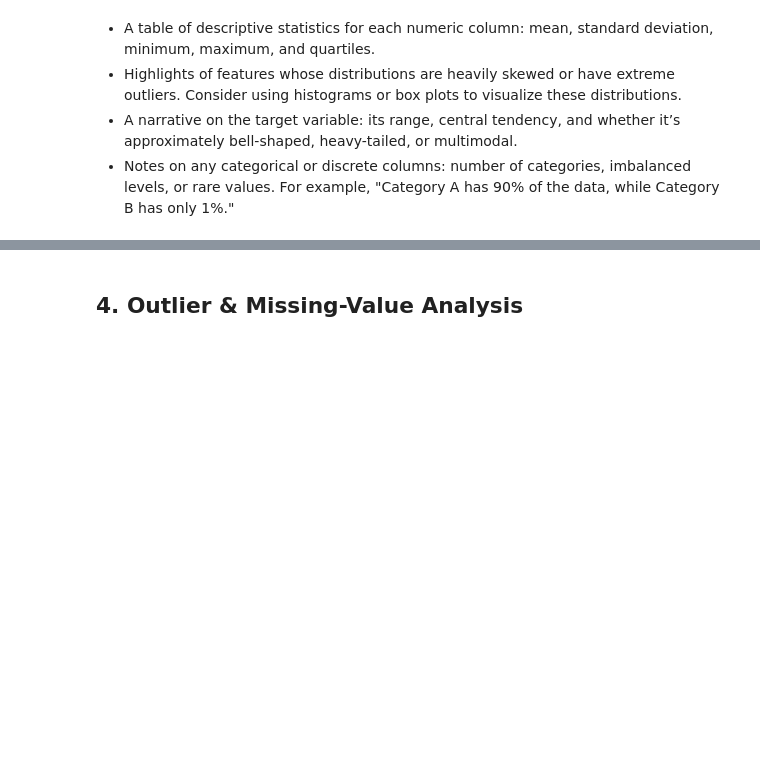
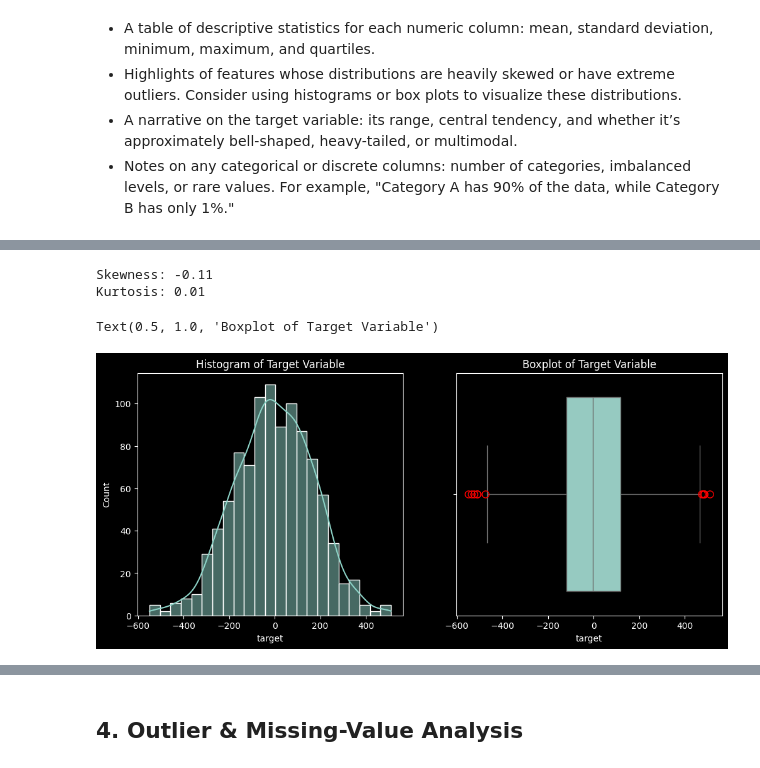
Before and after one commit to szm4c/bagging-boosting-stacking-study, a Jupyter notebook: notebooks/eda/regression_eda.ipynb, the cells around one changed output, grey strips where cells are left out. Drawn from its saved outputs; the diff is of its cells as text; code cells hidden in the pictures; blank space fills up the shorter version.

```diff
--- a/notebooks/eda/regression_eda.ipynb
+++ b/notebooks/eda/regression_eda.ipynb
@@ -5,8 +5,27 @@
 # %%
 import numpy as np
 import pandas as pd
+from scipy import stats
+from statsmodels.stats.outliers_influence import variance_inflation_factor
+from statsmodels.tools.tools import add_constant
+from sklearn.model_selection import train_test_split
+from sklearn.preprocessing import StandardScaler
+from sklearn.linear_model import LassoCV
+from sklearn.ensemble import RandomForestRegressor
+from sklearn.inspection import permutation_importance
+import matplotlib.pyplot as plt
+import seaborn as sns
+import plotly.io as pio
+import plotly.graph_objects as go
+import plotly.express as px
 
 from data.loaders import load_dataset
+
+# dark theme across plots
+pio.templates.default = "plotly_dark"
+plt.style.use("dark_background")
+
+SEED = 333
 # %% [markdown]
 ## 1. Load Data
 # %%
@@ -127,0 +99,23 @@ Descriptive Statistics:
+# %%
+# Skewness and kurtosis of the target variable
+skewness = df["target"].skew()
+kurtosis = df["target"].kurtosis()
+print(f"\nSkewness: {skewness:.2f}")
+print(f"Kurtosis: {kurtosis:.2f}")
+# %% [output]
+Skewness: -0.11
+Kurtosis: 0.01
+# %%
+# Histogram and boxplot of the target variable
+fig, ax = plt.subplots(1, 2, figsize=(12, 5))
+
+# Customize boxplot colors
+flierprops = dict(marker="o", markeredgecolor="red", markersize=8, linestyle="none")
+
+sns.histplot(df["target"], kde=True, ax=ax[0])
+sns.boxplot(x=df["target"], ax=ax[1], flierprops=flierprops)
+ax[0].set_title("Histogram of Target Variable")
+ax[1].set_title("Boxplot of Target Variable")
+# %% [output]
+Text(0.5, 1.0, 'Boxplot of Target Variable')
+[figure, added]
```
Also changed, not shown: parts of 29 cells of this notebook.
